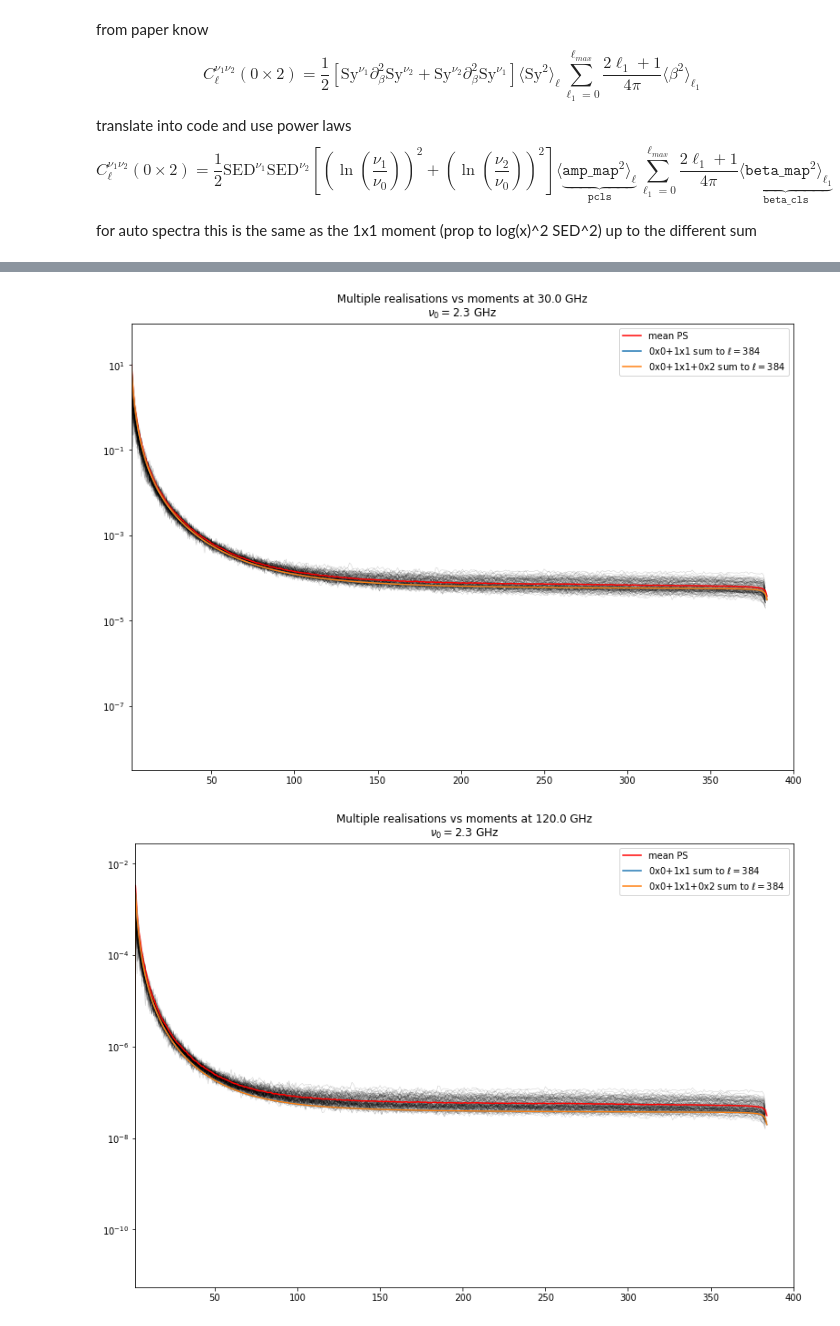
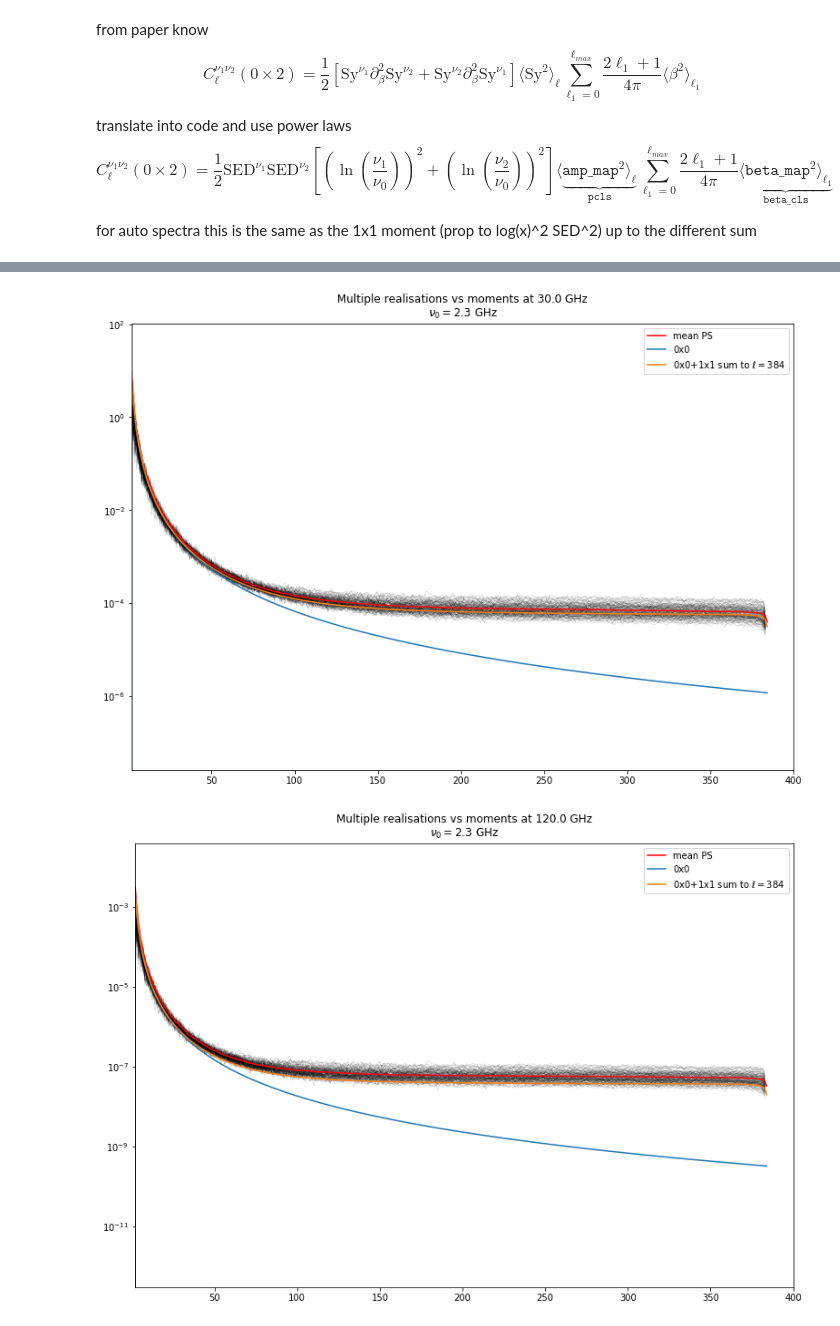
Before and after one commit to acwgough/foreground_moments, a Jupyter notebook: 2019-07-24 synch moments - realisations and 0x2.ipynb, the cells around one changed output, grey strips where cells are left out. Cells and saved outputs as stored; diff of their text form; code cells hidden in the pictures.

```diff
--- a/2019-07-24 synch moments - realisations and 0x2.ipynb
+++ b/2019-07-24 synch moments - realisations and 0x2.ipynb
@@ -80,6 +67,6 @@ def realisation(n):
 # %%
 start=time.time()
-instance = realisation(N)
+instance = ff.realisation(N, freqs)
 end = time.time()
 print(end-start)
 # %% [output]
@@ -107,7 +94,7 @@ start=time.time()
 
 pcls = A_BB * ff.powerlaw(ells, alpha_BB)
 pcls[0] = 0
-sed_scaling = ff.scale_synch(freqs, nu0, beta_BB)
+sed_scaling = ff.scale_synch(freqs, beta_BB)
 
 bcls = beta_sigma * np.ones_like(ells)
 beta_map = hp.synfast(bcls, nside, new=True, verbose=False)
@@ -199,6 +186,15 @@ for auto spectra this is the same as the 1x1 moment (prop to log(x)^2 SED^2) up
 #write a function to perform the not wigner sum
 def mom0x2_sum(ell_max, bcls):
     sum=0
-    for ell1 in range(ell_max):
+    for ell1 in range(int(ell_max)):
         sum += (2*ell1 + 1)/(4*pi) * bcls[ell1]
     return sum
+# %%
+#how does mom0x2 depend on upper limit of sum?
+y = []
+for i in range(384, 800, 10):
+    y_i = mom0x2_sum(i, beta_cls)
+    y.append(y_i)
+
+
+plot(y)
@@ -222,27 +222,28 @@ for i in range(len(moment0x2_800[:,i])):
 # %%
 #overplot the realisations with the model
 for i in range(len(freqs)):
     figure(figsize=(13,9))
 
     for j in range(N):
         semilogy(instance[j,:,i], 'k', alpha = 0.2, lw=.5)
 
     semilogy(ells, mean_ps[:,i], 'r', label='mean PS')
 
     mom0x0 = moment0x0[i]
     mom1x1_384 = moment1x1_384[i]
     mom1x1_800 = moment1x1_800[i]
     mom0x2_384 = moment0x2_384[i]
     mom0x2_800 = moment0x2_800[i]
 
-#     semilogy(ells, mom0x0, label='0x0')
+    semilogy(ells, mom0x0, label='0x0')
 #     semilogy(ells, mom1x1, label='1x1')
+#     semilogy(ells, mom0x0+mom0x2_384, label=r'0x0+0x2 sum to $\ell = 384$')
     semilogy(ells, mom0x0+mom1x1_384, label=r'0x0+1x1 sum to $\ell = 384$')
-    semilogy(ells, mom0x0+mom1x1_384+mom0x2_384, label=r'0x0+1x1+0x2 sum to $\ell = 384$')
+#     semilogy(ells, mom0x0+mom1x1_384+mom0x2_384, label=r'0x0+1x1+0x2 sum to $\ell = 384$')
 #     semilogy(ells, mom0x0+mom1x1_800, label=r'0x0+1x1 sum to $\ell = 800$')
     xlim(2,400)
     title('Multiple realisations vs moments at ' + str(np.round(freqs[i]*1e-9)) + ' GHz' "\n" r'$\nu_0=2.3 \ \rm GHz$')
     legend();
 # %% [output]
-[figure, old version]
+[figure, new version]
-[figure, old version]
+[figure, new version]
```
Also changed, not shown: parts of 18 cells of this notebook, 3 other files.
